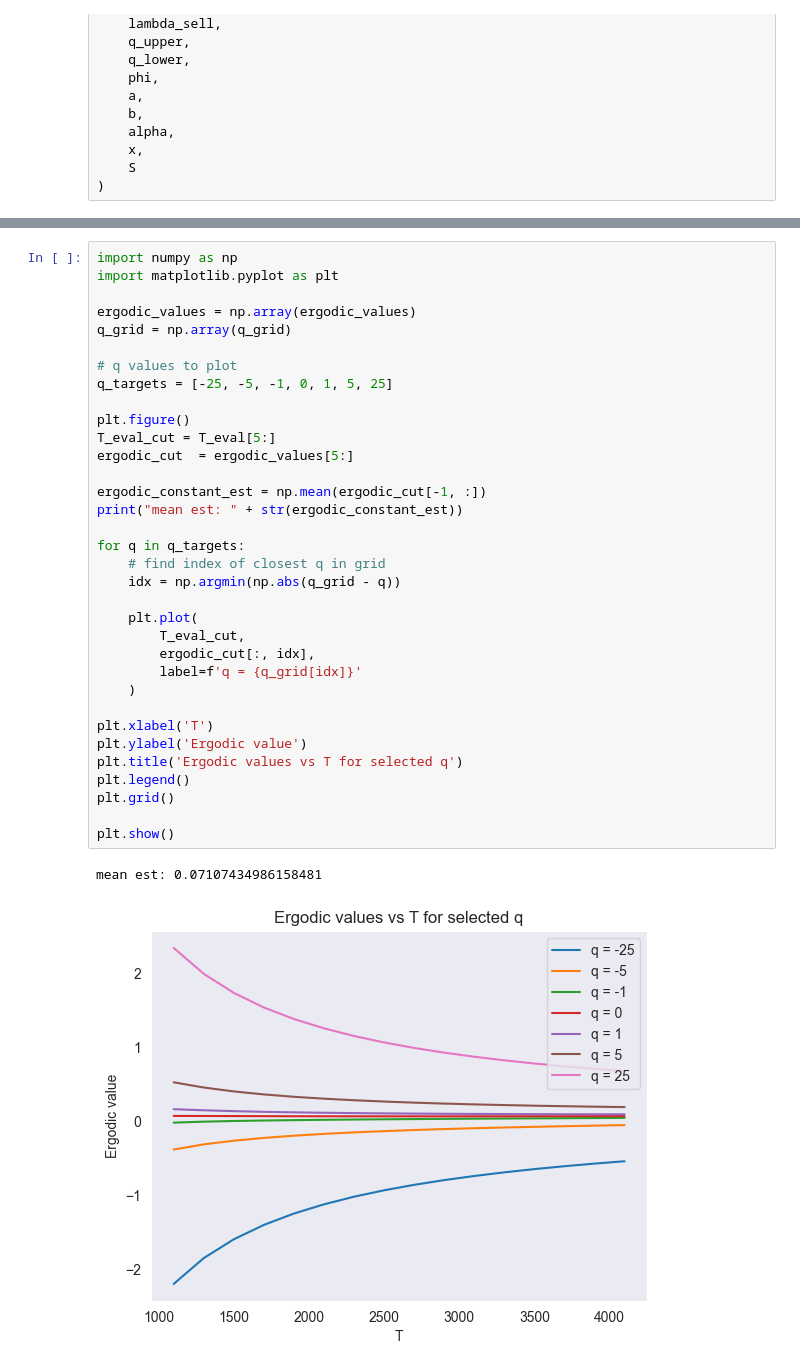
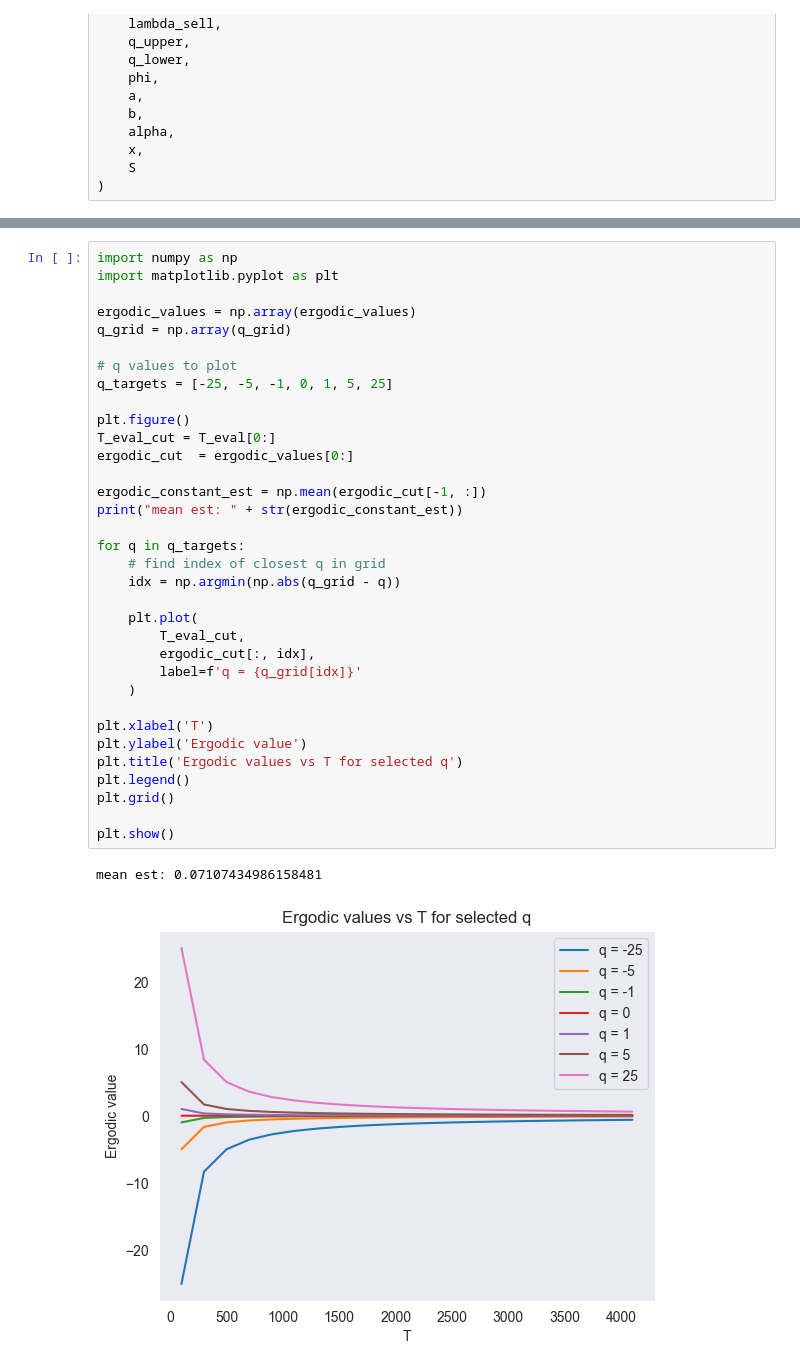
Before and after one commit to ben-jamie-son/mml-reinforcement-learning, a Jupyter notebook: MM_parmater_learning-main/Comparison_Sim.ipynb, the cells around one changed output, grey strips where cells are left out. Saved outputs shown, nothing was run; the diff lists cells and outputs as text.

```diff
--- a/MM_parmater_learning-main/Comparison_Sim.ipynb
+++ b/MM_parmater_learning-main/Comparison_Sim.ipynb
@@ -780,33 +788,33 @@ import matplotlib.pyplot as plt
 ergodic_values = np.array(ergodic_values)
 q_grid = np.array(q_grid)
 
 # q values to plot
 q_targets = [-25, -5, -1, 0, 1, 5, 25]
 
 plt.figure()
-T_eval_cut = T_eval[5:]
-ergodic_cut  = ergodic_values[5:]
+T_eval_cut = T_eval[0:]
+ergodic_cut  = ergodic_values[0:]
 
 ergodic_constant_est = np.mean(ergodic_cut[-1, :])
 print("mean est: " + str(ergodic_constant_est))
 
 for q in q_targets:
     # find index of closest q in grid
     idx = np.argmin(np.abs(q_grid - q))
 
     plt.plot(
         T_eval_cut,
         ergodic_cut[:, idx],
         label=f'q = {q_grid[idx]}'
     )
 
 plt.xlabel('T')
 plt.ylabel('Ergodic value')
 plt.title('Ergodic values vs T for selected q')
 plt.legend()
 plt.grid()
 
 plt.show()
 # %% [output]
 mean est: 0.07107434986158481
-[figure, old version]
+[figure, new version]
```
Also changed, not shown: parts of 10 cells of this notebook, 3 other files.
